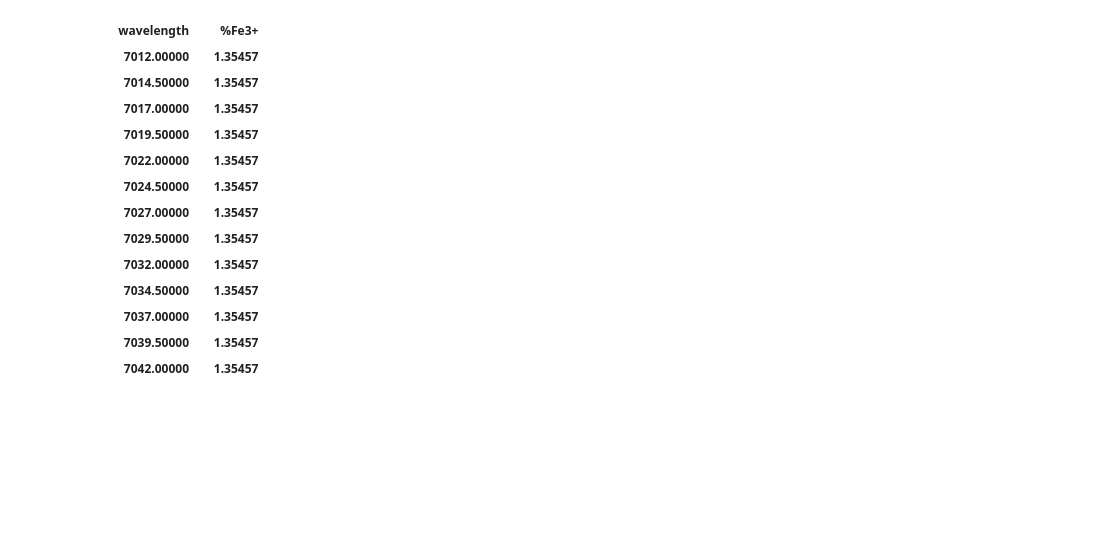
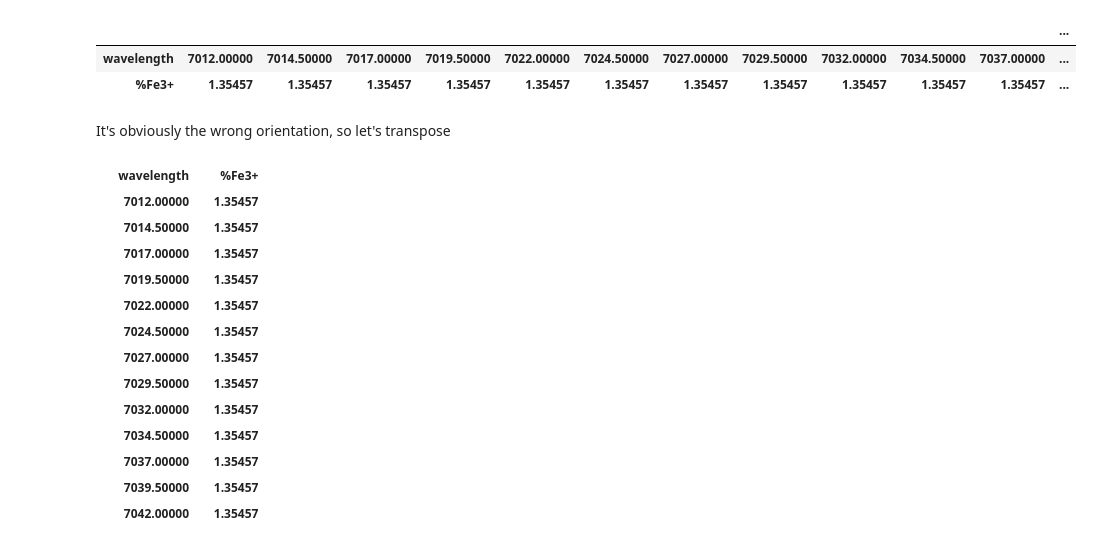
Before and after one commit to wd15/r-value-project, a Jupyter notebook: python_notebooks/evan.ipynb, the cells around one changed output. Drawn from its saved outputs; the diff is of its cells as text; code cells hidden in the pictures; blank space fills up the shorter version.

```diff
--- a/python_notebooks/evan.ipynb
+++ b/python_notebooks/evan.ipynb
@@ -3,3 +13,11 @@ import pandas
+# %%
+pandas.read_csv('regression_model (1).csv')
+# %% [output]
+|  |  |  |  |  |  |  |  |  |  |  |  | ... |
+| wavelength | 7012.00000 | 7014.50000 | 7017.00000 | 7019.50000 | 7022.00000 | 7024.50000 | 7027.00000 | 7029.50000 | 7032.00000 | 7034.50000 | 7037.00000 | ... |
+| %Fe3+ | 1.35457 | 1.35457 | 1.35457 | 1.35457 | 1.35457 | 1.35457 | 1.35457 | 1.35457 | 1.35457 | 1.35457 | 1.35457 | ... |
+# %% [markdown]
+It's obviously the wrong orientation, so let's transpose
 # %%
 pandas.read_csv('regression_model (1).csv').T
 # %% [output]
```
Also changed, not shown: parts of 10 cells of this notebook.
